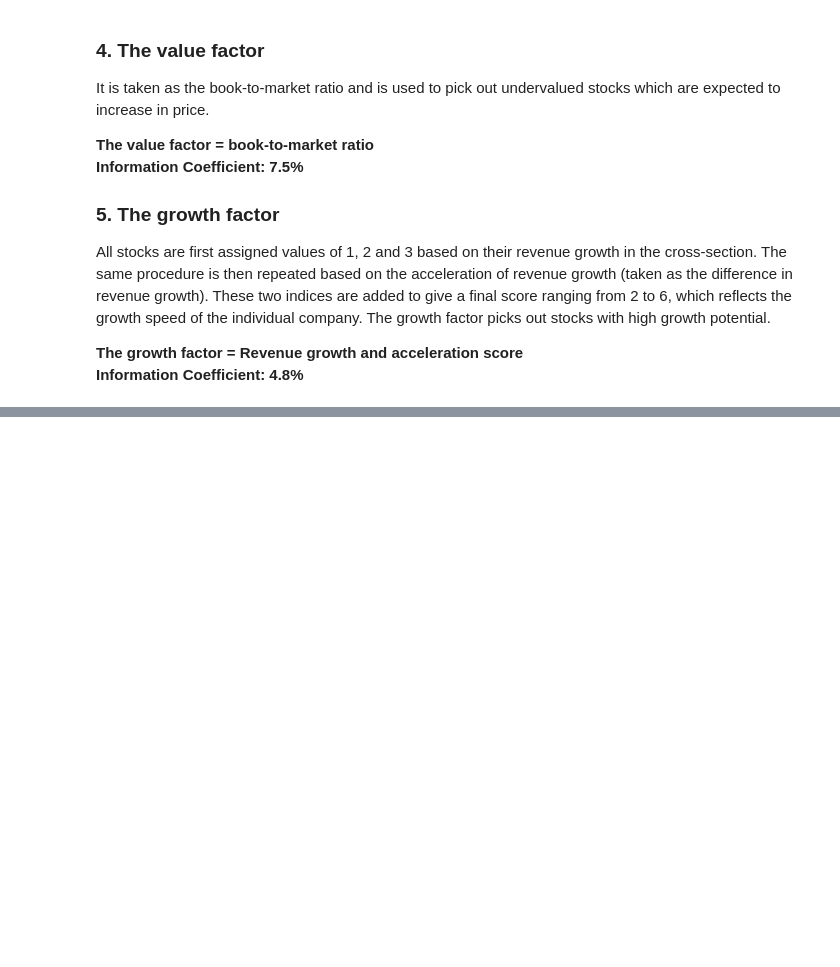
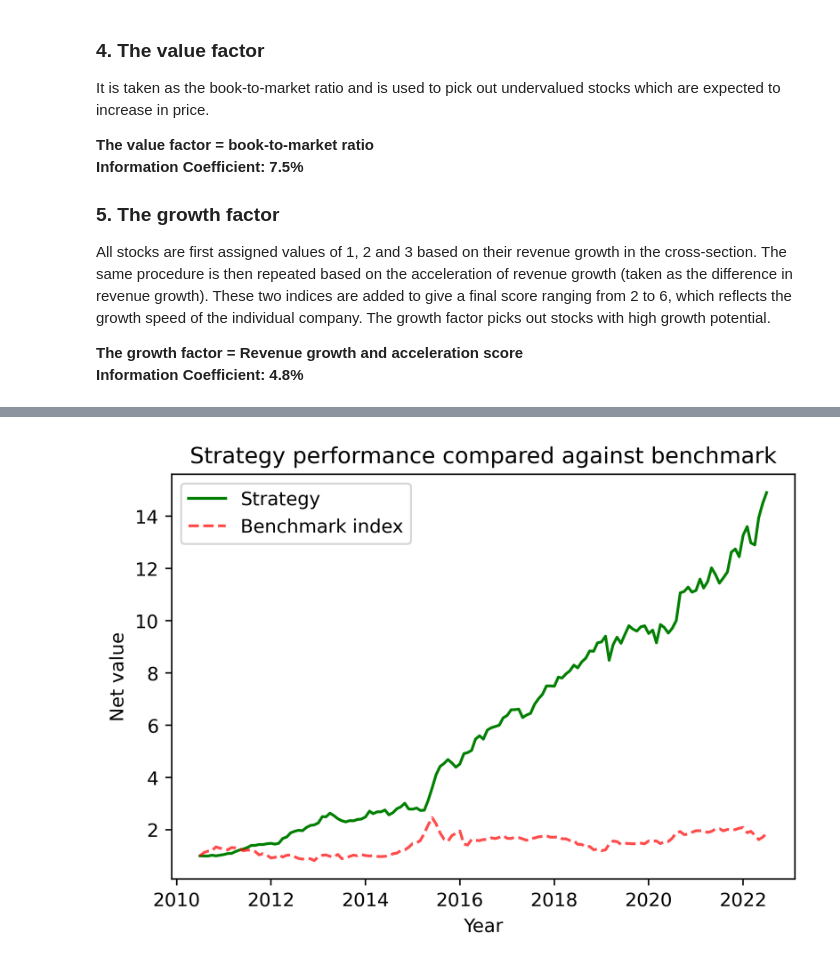
Before and after one commit to Kaisun327/Strategy, a Jupyter notebook: Strategy code.ipynb, the cells around one changed output, grey strips where cells are left out. Saved outputs shown, nothing was run; the diff lists cells and outputs as text; code cells hidden in the pictures; blank space fills up the shorter version.

```diff
--- a/Strategy code.ipynb
+++ b/Strategy code.ipynb
@@ -135,0 +418,13 @@ Index(['000001.SZ', '000002.SZ', '000004.SZ', '000006.SZ', '000008.SZ',
+# %%
+# plotting result of backtest
+fig, ax1 = plt.subplots(dpi=400)
+ax1.plot(netval,label='Strategy',c='green')
+ax1.set_xlabel('Year')
+ax1.set_ylabel('Net value')
+ax1.plot(zhongzheng,label='Benchmark index',c='red',alpha=0.7,linestyle='--')
+
+plt.legend()
+plt.title('Strategy performance compared against benchmark')
+plt.show()
+# %% [output]
+[figure, added]
```
Also changed, not shown: parts of 15 cells of this notebook, 8 other files.
